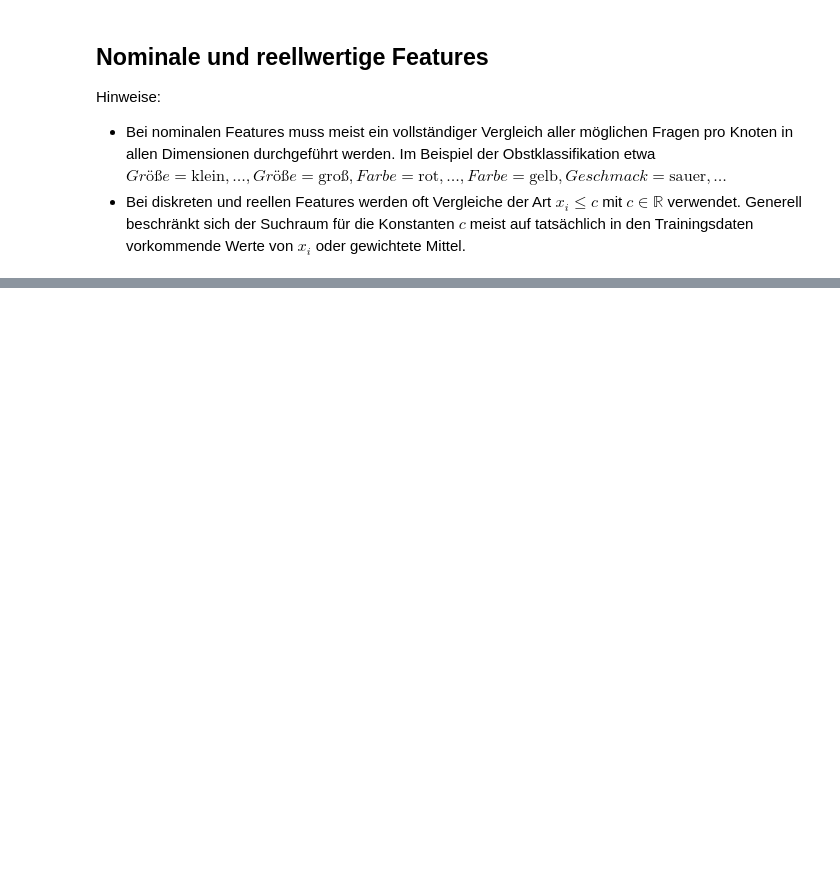
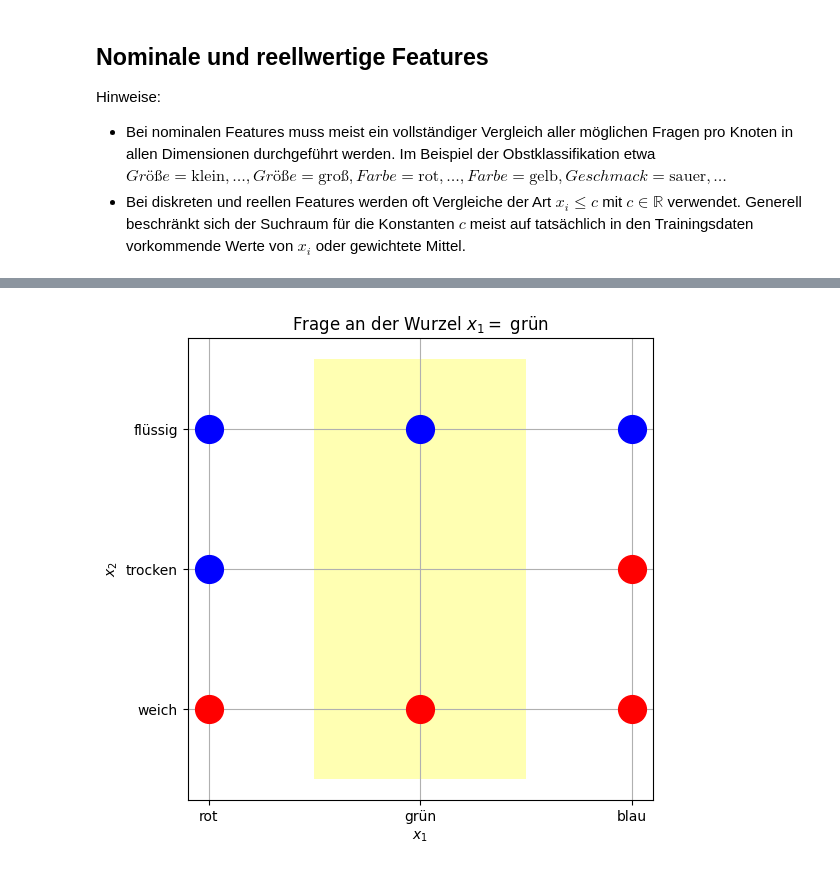
Before and after one commit to DataWithDino/Machine-Learning-Uni, a Jupyter notebook: Mathematische Zusammenfassung/7_DecisionTrees.ipynb, the cells around one changed output, grey strips where cells are left out. Drawn from its saved outputs; the diff is of its cells as text; code cells hidden in the pictures; blank space fills up the shorter version.

```diff
--- a/Mathematische Zusammenfassung/7_DecisionTrees.ipynb
+++ b/Mathematische Zusammenfassung/7_DecisionTrees.ipynb
@@ -128,0 +239,43 @@ $\Delta i(N) \approx 1 - \frac{1}{2} \cdot 0.9183 - \frac{1}{2} \cdot 0.9183 \ap
+# %%
+import matplotlib.pyplot as plt
+import matplotlib.patches as patches
+
+# Daten für das Diagramm
+x_labels = ['rot', 'grün', 'blau']
+y_labels = ['flüssig', 'trocken', 'weich']
+data = [
+    ['blue', 'blue', 'blue'],
+    ['blue', None, 'red'],
+    ['red', 'red', 'red']
+]
+
+# Plot erstellen
+fig, ax = plt.subplots(figsize=(6, 6))
+
+# Gelbes Rechteck hinzufügen
+rect = patches.Rectangle((0.5, -0.5), 1, 3, linewidth=1, edgecolor='none', facecolor='yellow', alpha=0.3)
+ax.add_patch(rect)
+
+# Kreise plotten
+for i in range(len(y_labels)):
+    for j in range(len(x_labels)):
+        if data[i][j] is not None:
+            ax.plot(j, i, 'o', color=data[i][j], markersize=20)
+
+# Achsenbeschriftungen und -ticks setzen
+ax.set_xticks(range(len(x_labels)))
+ax.set_xticklabels(x_labels)
+ax.set_yticks(range(len(y_labels)))
+ax.set_yticklabels(y_labels)
+ax.set_xlabel('$x_1$')
+ax.set_ylabel('$x_2$')
+
+# Titel und Gitter
+ax.set_title('Frage an der Wurzel $x_1 =$ grün')
+ax.grid(True)
+
+# Plot anzeigen
+plt.gca().invert_yaxis()
+plt.show()
+# %% [output]
+[figure, added]
```
Also changed, not shown: parts of 56 cells of this notebook, 6 other files.
